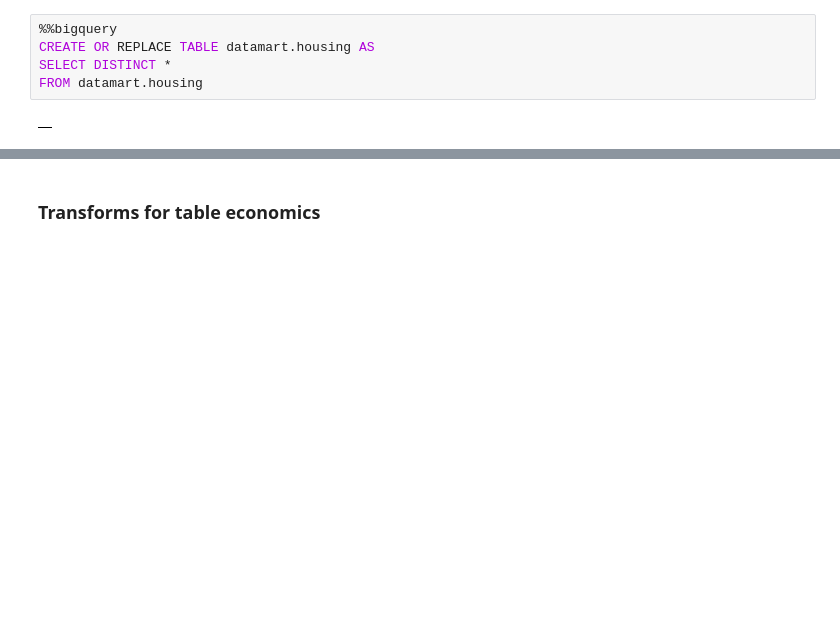
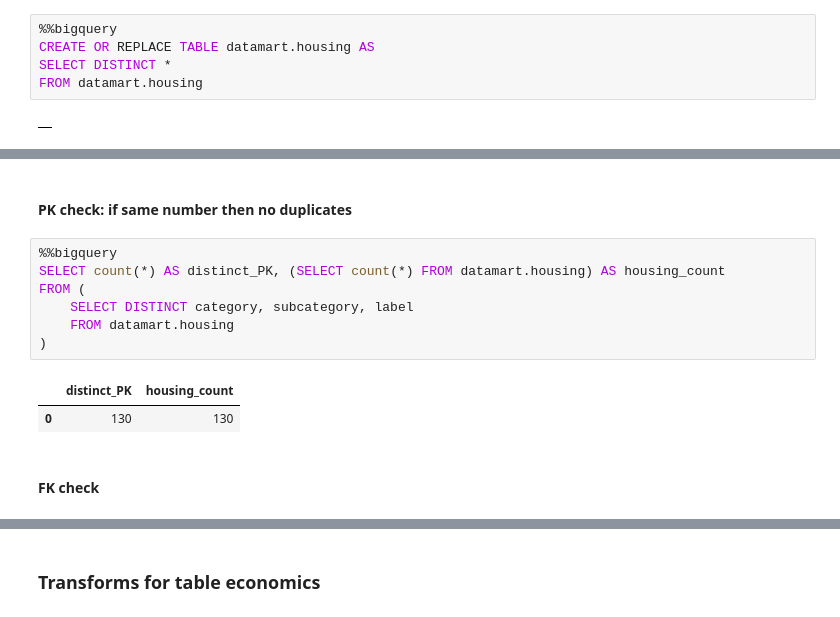
Before and after one commit to kimmisin/Elements-of-Databases, a Jupyter notebook: milestone2.ipynb, the cells around one changed output, grey strips where cells are left out. Saved outputs shown, nothing was run; the diff lists cells and outputs as text; blank space fills up the shorter version.

```diff
--- a/milestone2.ipynb
+++ b/milestone2.ipynb
@@ -993,2 +1088,16 @@ WHERE label='Occupied housing units' AND percent IS null
 # %% [output]
 |  |
+# %% [markdown]
+#### PK check: if same number then no duplicates
+# %%
+%%bigquery
+SELECT count(*) AS distinct_PK, (SELECT count(*) FROM datamart.housing) AS housing_count
+FROM (
+    SELECT DISTINCT category, subcategory, label
+    FROM datamart.housing
+)
+# %% [output]
+|  | distinct_PK | housing_count |
+| 0 | 130 | 130 |
+# %% [markdown]
+#### FK check
```
Also changed, not shown: parts of 41 cells of this notebook.
